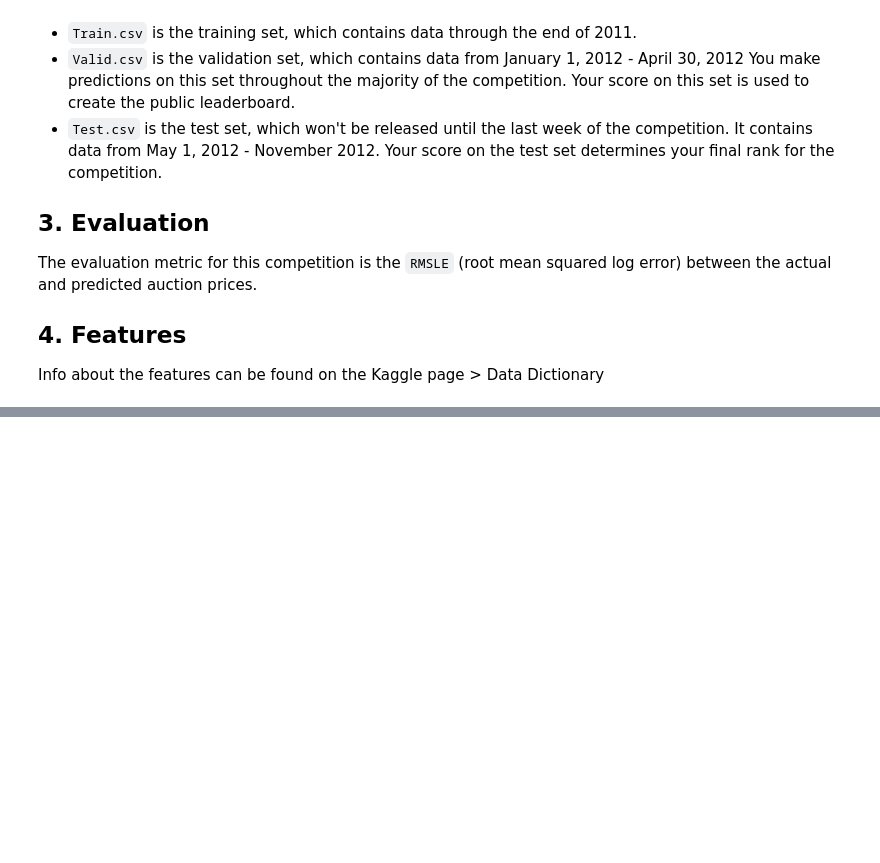
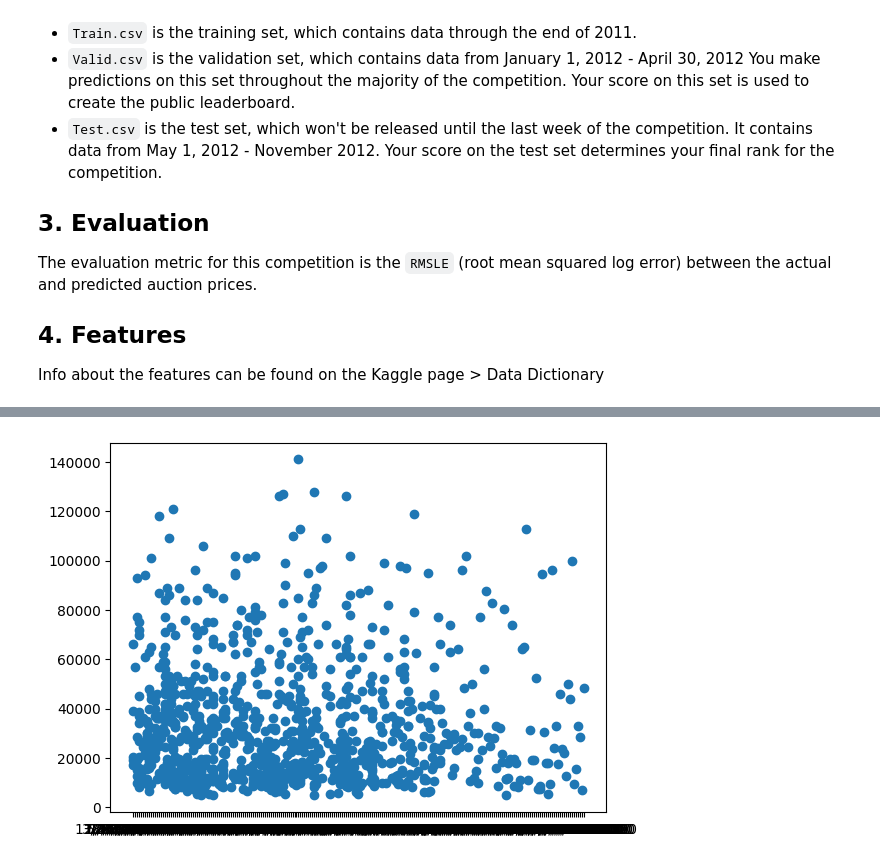
Before and after one commit to CTR-tech/bulldozers-time-series, a Jupyter notebook: bulldozer_price_prediction.ipynb, the cells around one changed output, grey strips where cells are left out. Drawn from its saved outputs; the diff is of its cells as text; code cells hidden in the pictures; blank space fills up the shorter version.

Commit message:
exploring data

```diff
--- a/bulldozer_price_prediction.ipynb
+++ b/bulldozer_price_prediction.ipynb
@@ -32,0 +35,3 @@ warnings.filterwarnings("ignore")
+# %%
+# Import the training / validation sets
+df = pd.read_csv('./data/TrainAndValid.csv')
@@ -32,0 +105,6 @@ warnings.filterwarnings("ignore")
+# %%
+# first 1k samples
+fig, ax= plt.subplots()
+ax.scatter(df['saledate'][:1000], df['SalePrice'][:1000]);
+# %% [output]
+[figure, added]
```
Also changed, not shown: parts of 19 cells of this notebook.
